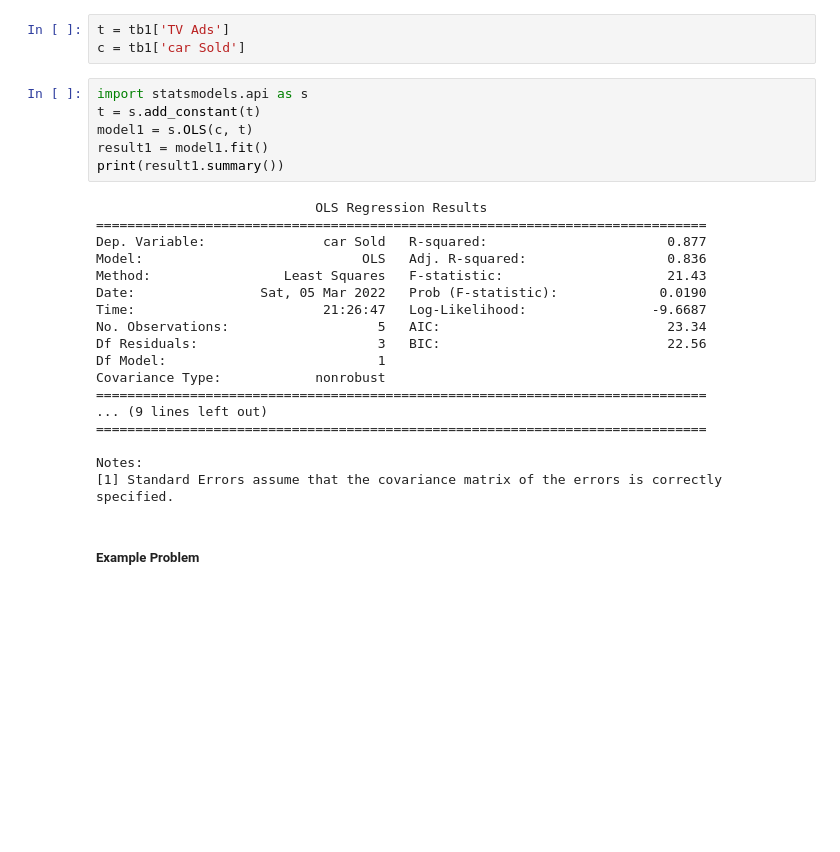
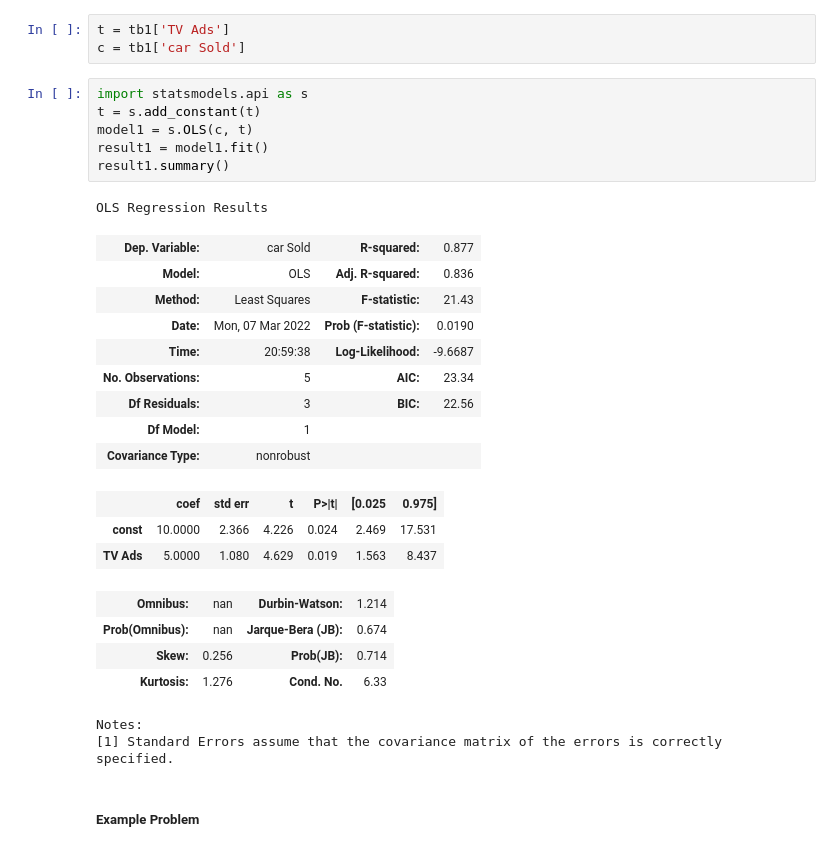
Before and after one commit to RPChinhara/Data-Analytics-with-Python, a Jupyter notebook: Week-6.ipynb, the cells around one changed output. Saved outputs shown, nothing was run; the diff lists cells and outputs as text; blank space fills up the shorter version.

```diff
--- a/Week-6.ipynb
+++ b/Week-6.ipynb
@@ -251,27 +251,29 @@ c = tb1['car Sold']
 # %%
 import statsmodels.api as s
 t = s.add_constant(t)
 model1 = s.OLS(c, t)
 result1 = model1.fit()
-print(result1.summary())
+result1.summary()
 # %% [output]
-                            OLS Regression Results
-==============================================================================
-Dep. Variable:               car Sold   R-squared:                       0.877
-Model:                            OLS   Adj. R-squared:                  0.836
-Method:                 Least Squares   F-statistic:                     21.43
-Date:                Sat, 05 Mar 2022   Prob (F-statistic):             0.0190
-Time:                        21:26:47   Log-Likelihood:                -9.6687
-No. Observations:                   5   AIC:                             23.34
-Df Residuals:                       3   BIC:                             22.56
-Df Model:                           1
-Covariance Type:            nonrobust
-==============================================================================
-... (9 lines left out)
-==============================================================================
-
-Notes:
-[1] Standard Errors assume that the covariance matrix of the errors is correctly specified.
+OLS Regression Results
+| Dep. Variable: | car Sold | R-squared: | 0.877 |
+| Model: | OLS | Adj. R-squared: | 0.836 |
+| Method: | Least Squares | F-statistic: | 21.43 |
+| Date: | Mon, 07 Mar 2022 | Prob (F-statistic): | 0.0190 |
+| Time: | 20:59:38 | Log-Likelihood: | -9.6687 |
+| No. Observations: | 5 | AIC: | 23.34 |
+| Df Residuals: | 3 | BIC: | 22.56 |
+| Df Model: | 1 |  |  |
+| Covariance Type: | nonrobust |  |  |
+|  | coef | std err | t | P>|t| | [0.025 | 0.975] |
+| const | 10.0000 | 2.366 | 4.226 | 0.024 | 2.469 | 17.531 |
+| TV Ads | 5.0000 | 1.080 | 4.629 | 0.019 | 1.563 | 8.437 |
+| Omnibus: | nan | Durbin-Watson: | 1.214 |
+| Prob(Omnibus): | nan | Jarque-Bera (JB): | 0.674 |
+| Skew: | 0.256 | Prob(JB): | 0.714 |
+| Kurtosis: | 1.276 | Cond. No. | 6.33 |
+Notes:
+[1] Standard Errors assume that the covariance matrix of the errors is correctly specified.
 # %% [markdown]
 ##### Example Problem
 # %% [markdown]
```
Also changed, not shown: parts of 1 cell of this notebook, 1 other file.
